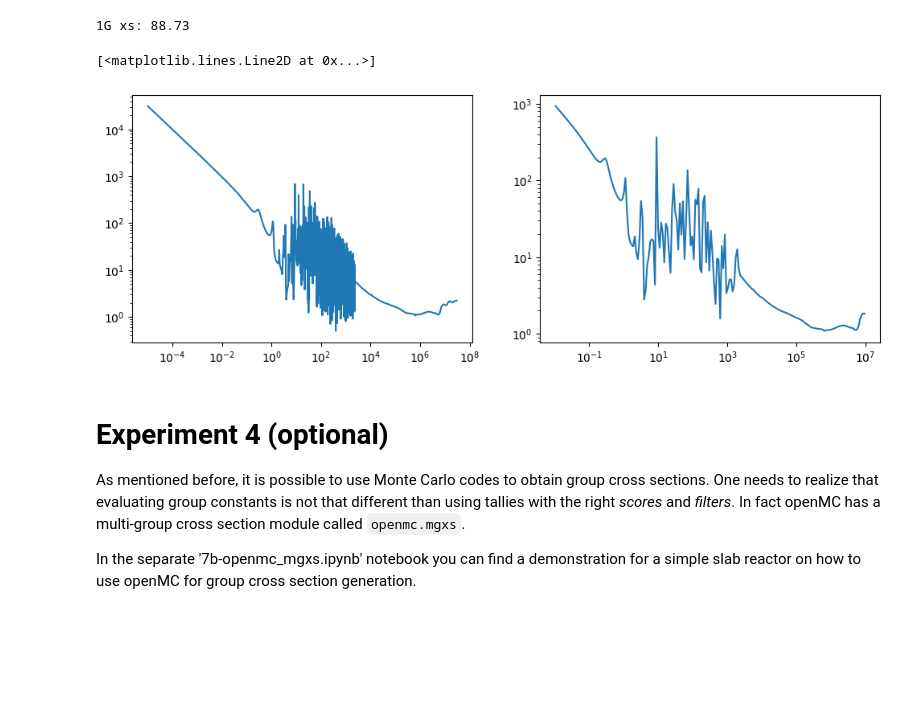
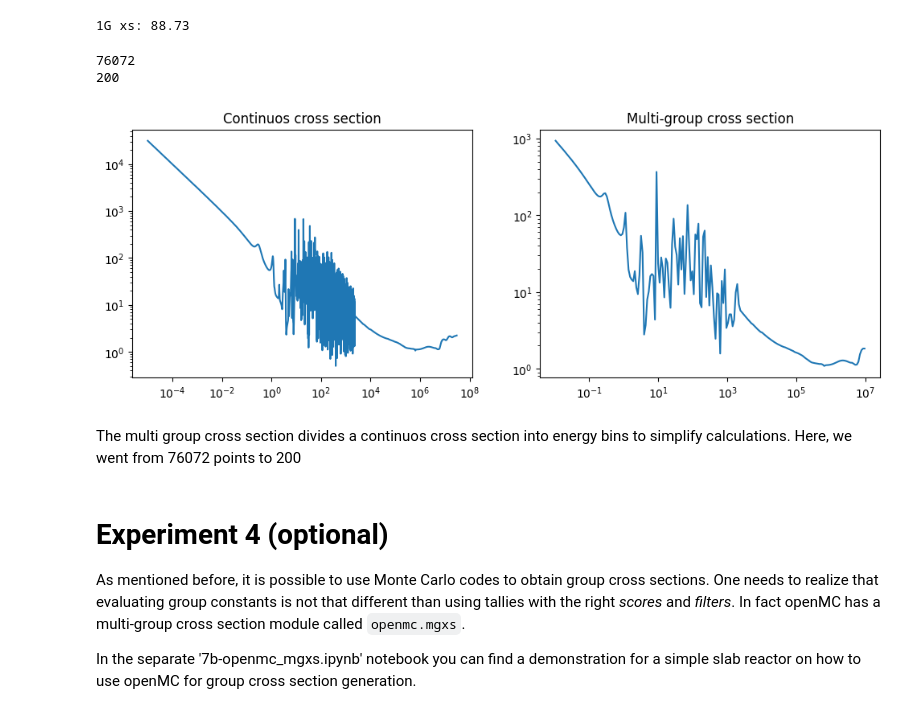
Before and after one commit to jenshoej/ReactorPhysics, a Jupyter notebook: Datalabs/Datalab07/7-NumericalDiffusion.ipynb, the cells around one changed output. Saved outputs shown, nothing was run; the diff lists cells and outputs as text; code cells hidden in the pictures; blank space fills up the shorter version.

```diff
--- a/Datalabs/Datalab07/7-NumericalDiffusion.ipynb
+++ b/Datalabs/Datalab07/7-NumericalDiffusion.ipynb
@@ -411,8 +411,8 @@ import urllib.request
 import ssl
 ssl._create_default_https_context = ssl._create_unverified_context
 
-website='http://atom.kaeri.re.kr/nuchart/getData.jsp?target=jeff3.2,92,235,9228,3,18'
-#website='https://ezsolti.github.io/rfpxsdata/target=jeff3.2,92,235,9228,3,18'
+#website='http://atom.kaeri.re.kr/nuchart/getData.jsp?target=jeff3.2,92,235,9228,3,18'
+website='https://ezsolti.github.io/rfpxsdata/target=jeff3.2,92,235,9228,3,18'
 
 with urllib.request.urlopen(website) as response:
     content235 = response.readlines()
@@ -621,10 +621,18 @@ print('1G xs: {:.2f}'.format(xs51g))
 # %%
 fig, ax = plt.subplots(1,2,figsize=(12,4))
 ax[0].loglog(energy,xs)
+ax[0].set_title('Continuos cross section')
 ax[1].loglog(energyC,xs5interp)
+ax[1].set_title('Multi-group cross section')
+fig.show()
+print(len(xs))
+print(len(xs5interp))
 # %% [output]
-[<matplotlib.lines.Line2D at 0x...>]
+76072
+200
-[figure, old version]
+[figure, new version]
+# %% [markdown]
+The multi group cross section divides a continuos cross section into energy bins to simplify calculations. Here, we went from 76072 points to 200
 # %% [markdown]
 # Experiment 4 (optional)
 
```
Also changed, not shown: parts of 2 cells of this notebook, 7 other files.
